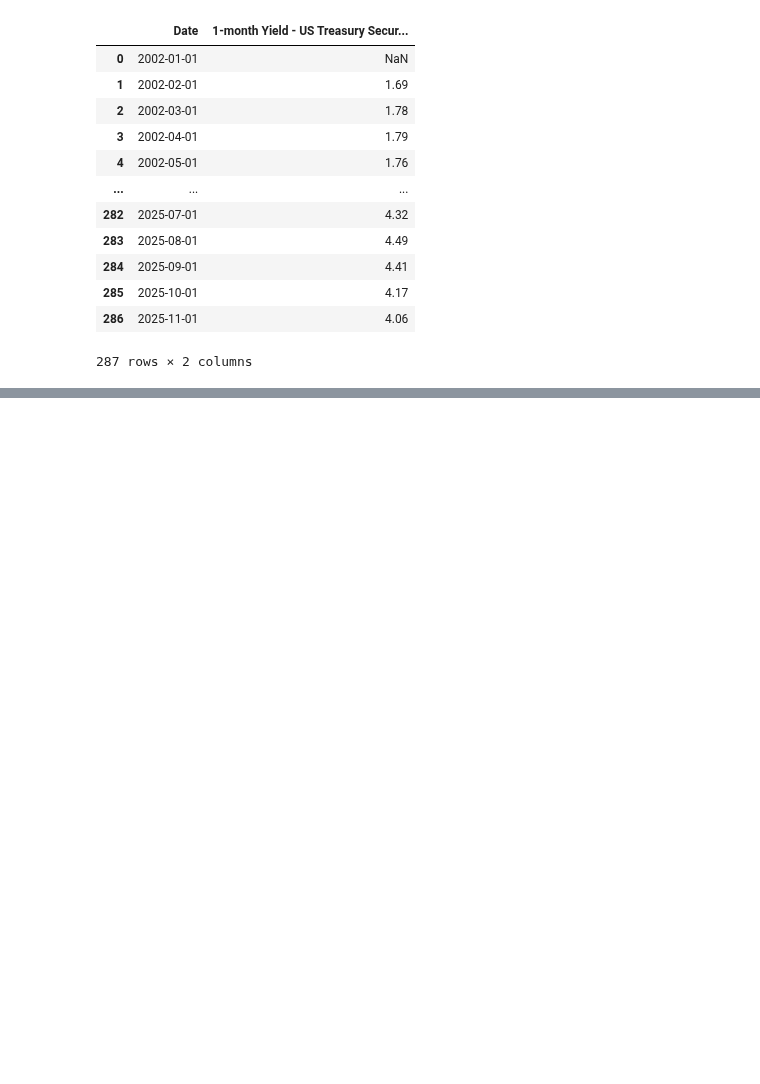
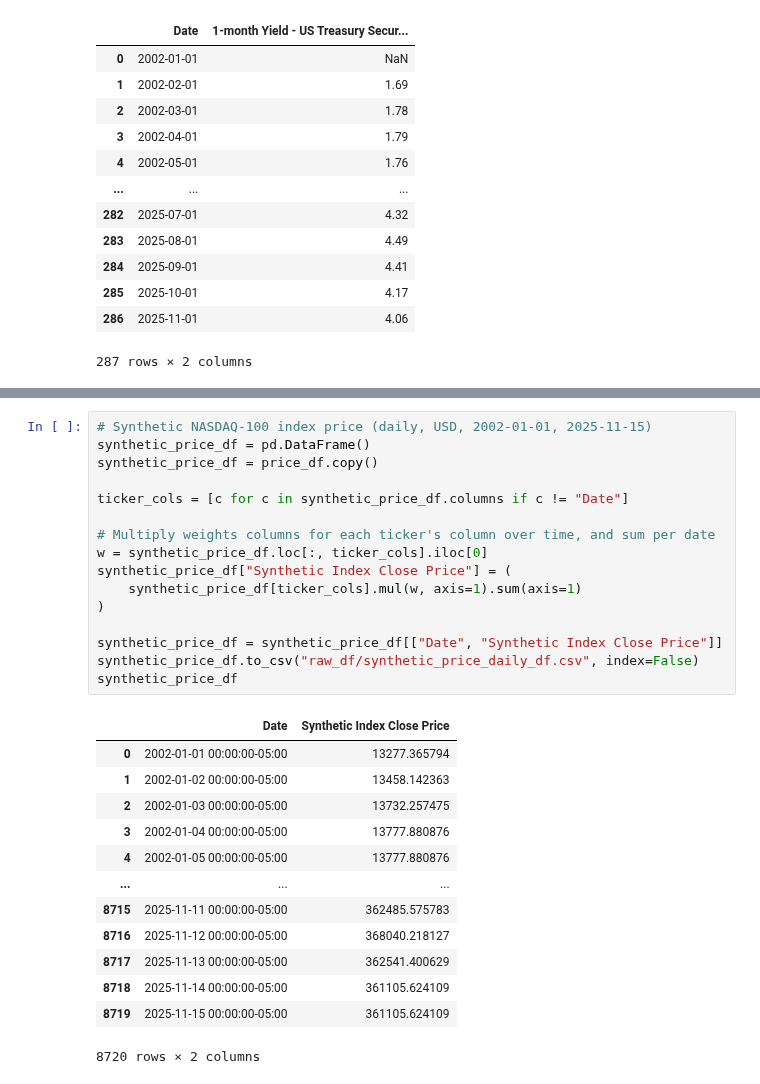
Before and after one commit to EliaLand/Martingale_FVM_AssetPricing, a Jupyter notebook: data_extraction/main.ipynb, the cells around one changed output, grey strips where cells are left out. Saved outputs shown, nothing was run; the diff lists cells and outputs as text; blank space fills up the shorter version.

```diff
--- a/data_extraction/main.ipynb
+++ b/data_extraction/main.ipynb
@@ -374,0 +473,30 @@ div_df
+# %%
+# Synthetic NASDAQ-100 index price (daily, USD, 2002-01-01, 2025-11-15)
+synthetic_price_df = pd.DataFrame()
+synthetic_price_df = price_df.copy()
+
+ticker_cols = [c for c in synthetic_price_df.columns if c != "Date"]
+
+# Multiply weights columns for each ticker's column over time, and sum per date
+w = synthetic_price_df.loc[:, ticker_cols].iloc[0]
+synthetic_price_df["Synthetic Index Close Price"] = (
+    synthetic_price_df[ticker_cols].mul(w, axis=1).sum(axis=1)
+)
+
+synthetic_price_df = synthetic_price_df[["Date", "Synthetic Index Close Price"]]
+synthetic_price_df.to_csv("raw_df/synthetic_price_daily_df.csv", index=False)
+synthetic_price_df
+# %% [output]
+|  | Date | Synthetic Index Close Price |
+| 0 | 2002-01-01 00:00:00-05:00 | 13277.365794 |
+| 1 | 2002-01-02 00:00:00-05:00 | 13458.142363 |
+| 2 | 2002-01-03 00:00:00-05:00 | 13732.257475 |
+| 3 | 2002-01-04 00:00:00-05:00 | 13777.880876 |
+| 4 | 2002-01-05 00:00:00-05:00 | 13777.880876 |
+| ... | ... | ... |
+| 8715 | 2025-11-11 00:00:00-05:00 | 362485.575783 |
+| 8716 | 2025-11-12 00:00:00-05:00 | 368040.218127 |
+| 8717 | 2025-11-13 00:00:00-05:00 | 362541.400629 |
+| 8718 | 2025-11-14 00:00:00-05:00 | 361105.624109 |
+| 8719 | 2025-11-15 00:00:00-05:00 | 361105.624109 |
+8720 rows × 2 columns
```
Also changed, not shown: parts of 16 cells of this notebook, 8 other files.
